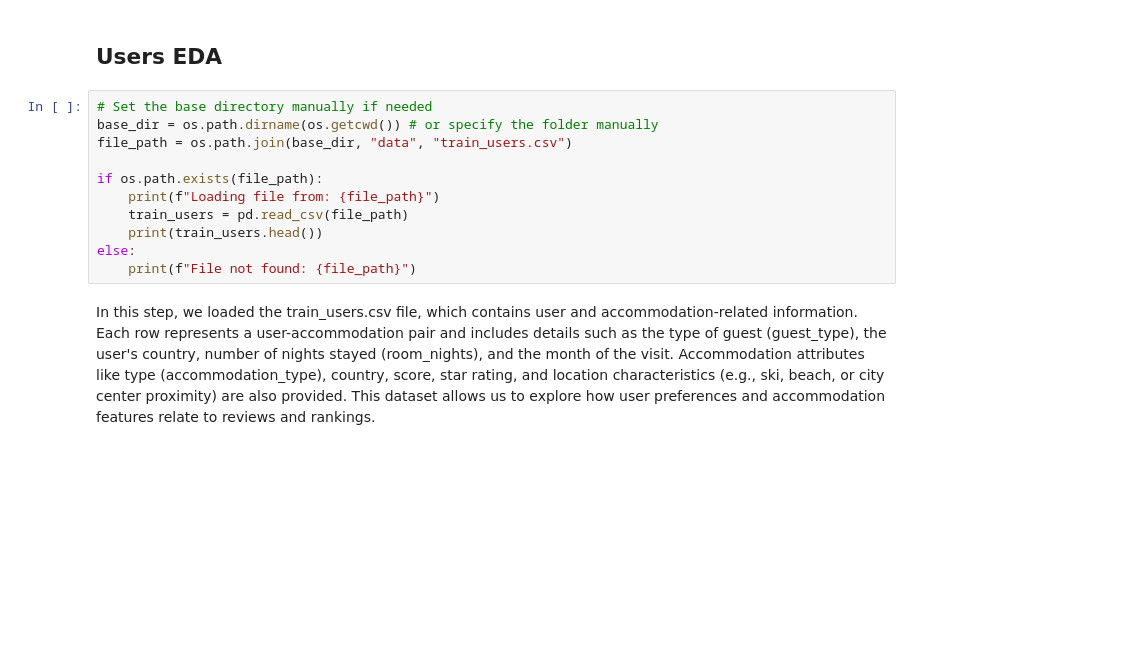
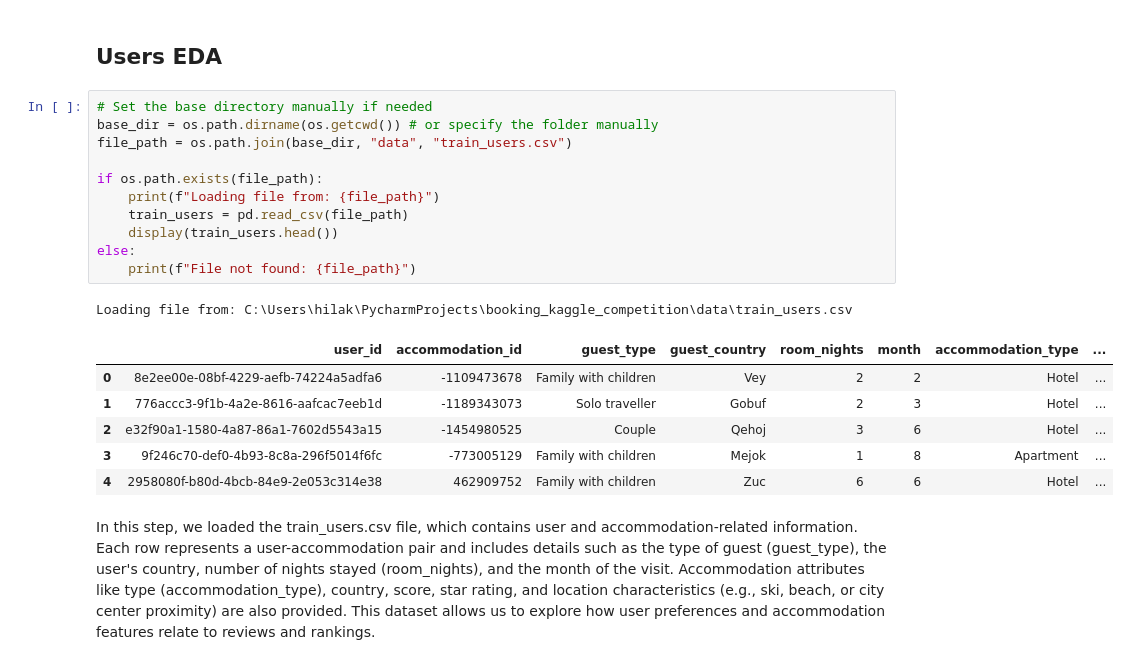
Before and after one commit to hilaBGU/booking_kaggle_competition, a Jupyter notebook: notebooks/BookingEDA.ipynb, the cells around one changed output. Saved outputs shown, nothing was run; the diff lists cells and outputs as text; blank space fills up the shorter version.

```diff
--- a/notebooks/BookingEDA.ipynb
+++ b/notebooks/BookingEDA.ipynb
@@ -235,14 +310,22 @@ This filtered analysis sharpens our understanding of user feedback themes and pr
 # %%
 # Set the base directory manually if needed
 base_dir = os.path.dirname(os.getcwd()) # or specify the folder manually
 file_path = os.path.join(base_dir, "data", "train_users.csv")
 
 if os.path.exists(file_path):
     print(f"Loading file from: {file_path}")
     train_users = pd.read_csv(file_path)
-    print(train_users.head())
+    display(train_users.head())
 else:
     print(f"File not found: {file_path}")
+# %% [output]
+Loading file from: C:\Users\hilak\PycharmProjects\booking_kaggle_competition\data\train_users.csv
+|  | user_id | accommodation_id | guest_type | guest_country | room_nights | month | accommodation_type | ... |
+| 0 | 8e2ee00e-08bf-4229-aefb-74224a5adfa6 | -1109473678 | Family with children | Vey | 2 | 2 | Hotel | ... |
+| 1 | 776accc3-9f1b-4a2e-8616-aafcac7eeb1d | -1189343073 | Solo traveller | Gobuf | 2 | 3 | Hotel | ... |
+| 2 | e32f90a1-1580-4a87-86a1-7602d5543a15 | -1454980525 | Couple | Qehoj | 3 | 6 | Hotel | ... |
+| 3 | 9f246c70-def0-4b93-8c8a-296f5014f6fc | -773005129 | Family with children | Mejok | 1 | 8 | Apartment | ... |
+| 4 | 2958080f-b80d-4bcb-84e9-2e053c314e38 | 462909752 | Family with children | Zuc | 6 | 6 | Hotel | ... |
 # %% [markdown]
 In this step, we loaded the train_users.csv file, which contains user and accommodation-related information.
 Each row represents a user-accommodation pair and includes details such as the type of guest (guest_type), the user's country, number of nights stayed (room_nights), and the month of the visit.
```
Also changed, not shown: parts of 12 cells of this notebook, 4 other files.
